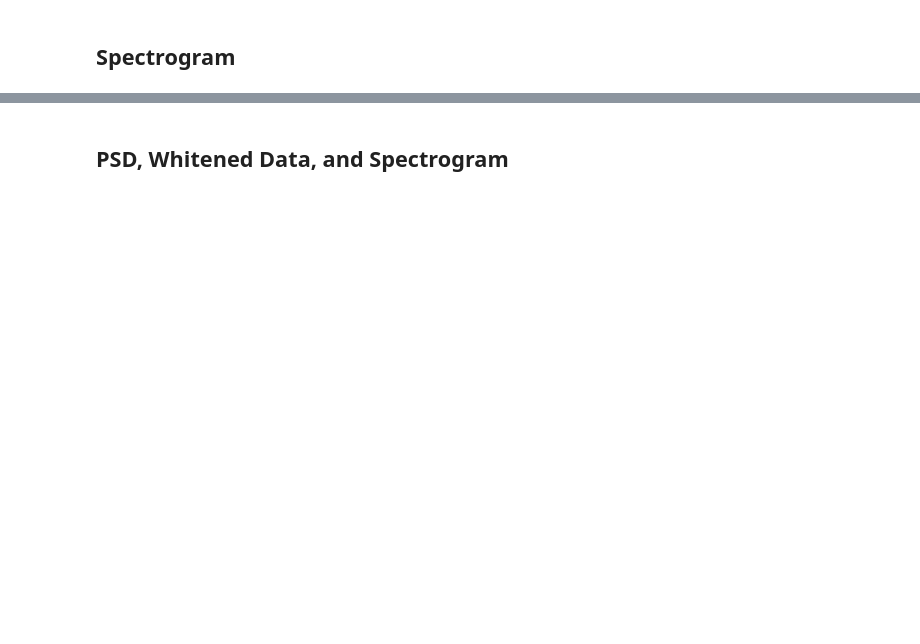
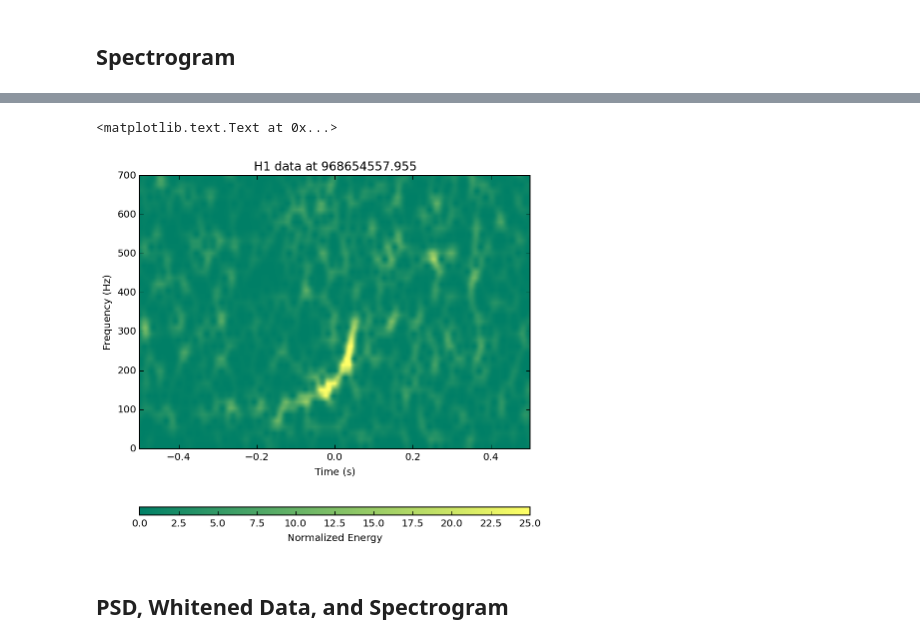
Before and after one commit to gwosc-tutorial/quickview, a Jupyter notebook: index.ipynb, the cells around one changed output, grey strips where cells are left out. Saved outputs shown, nothing was run; the diff lists cells and outputs as text; code cells hidden in the pictures; blank space fills up the shorter version.

```diff
--- a/index.ipynb
+++ b/index.ipynb
@@ -182,3 +178,18 @@ plt.savefig('spectrogram_whitened.png')
+# %%
+# -- Normalize the Spectrogram, and re-plot it with conventions that mimic Omega Pipeline
+fig3, ax = plt.subplots(figsize=(7,7))
+Z = np.flipud(spec_H1) / np.median(spec_H1)
+extent = -deltat, deltat, freqs[0], freqs[-1]
+im = ax.imshow(Z,  cmap=spec_cmap, extent=extent, vmin=0, vmax=25)
+ax.axis('auto')
+fig3.colorbar(im, ax=ax, orientation='horizontal', label='Normalized Energy', aspect=50)
+plt.axis([-0.5, 0.5, 0, 700])
+plt.xlabel('Time (s)')
+plt.ylabel('Frequency (Hz)')
+plt.title('{ifo} data at {t0}'.format(ifo=detector, t0=t0))
+# %% [output]
+<matplotlib.text.Text at 0x...>
+[figure, added]
 # %% [markdown]
 ## PSD, Whitened Data, and Spectrogram
 # %%
```
Also changed, not shown: parts of 10 cells of this notebook.
